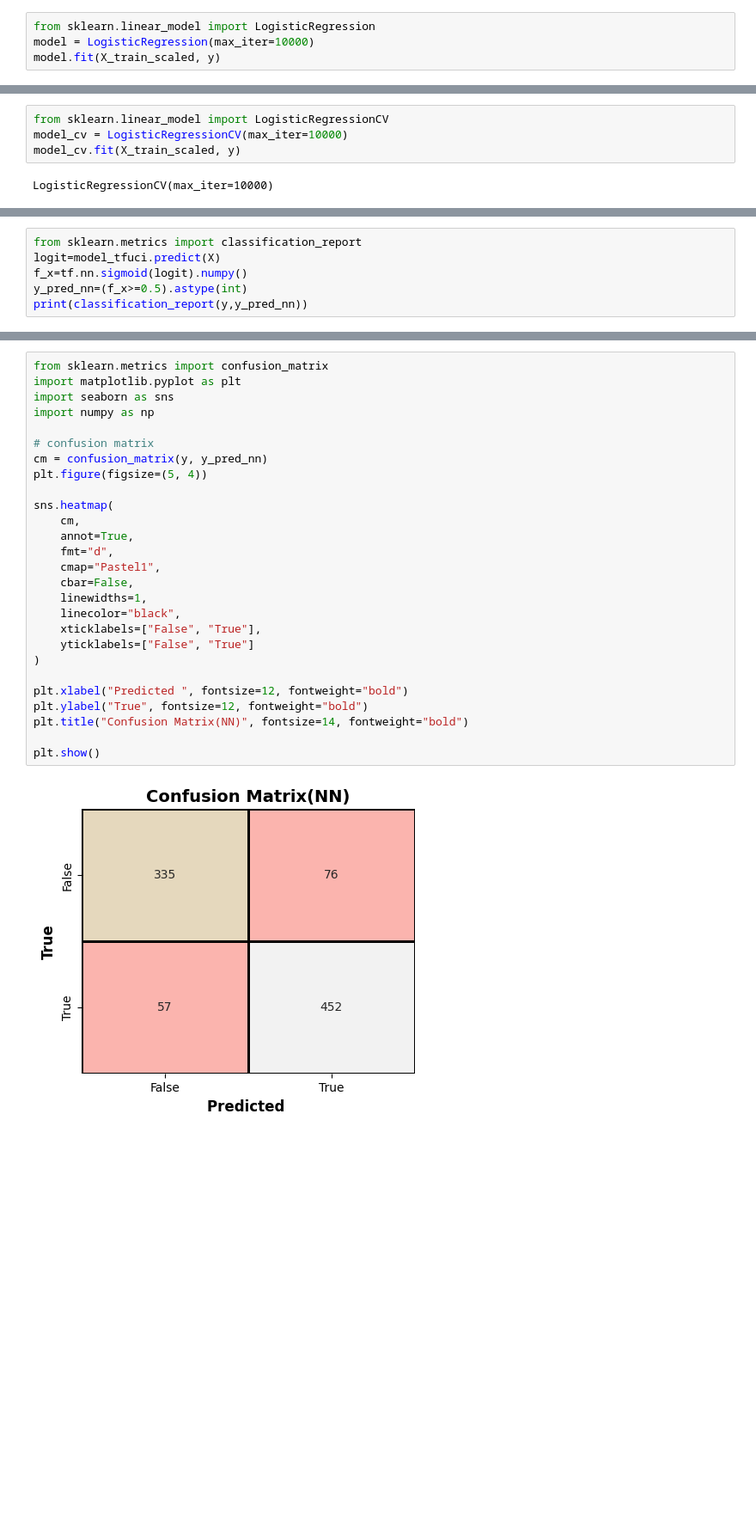
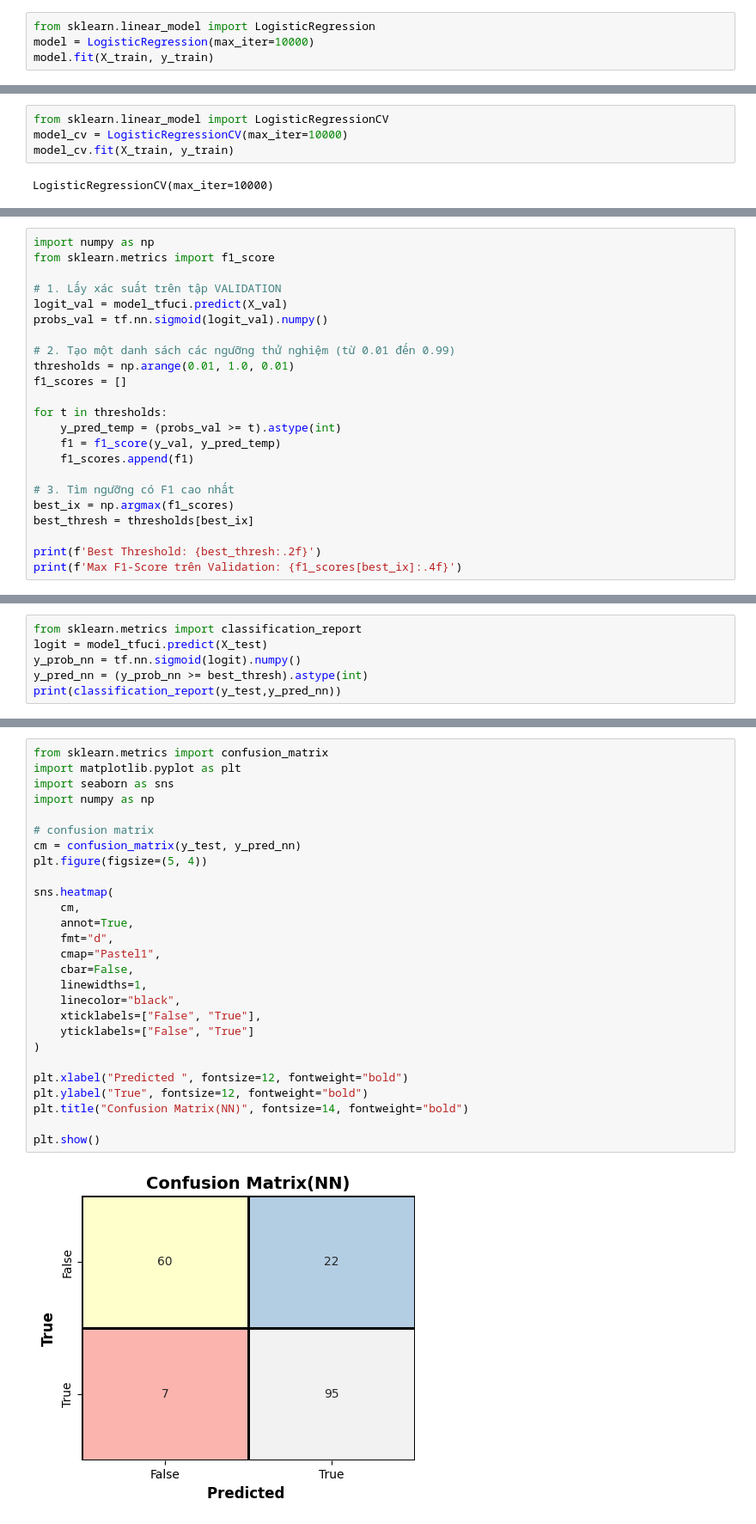
Before and after one commit to vu-xuan-hung/heart_disease-logistic-neural-, a Jupyter notebook: logistic_regression.ipynb, the cells around one changed output, grey strips where cells are left out. Shown at 86% size. Drawn from its saved outputs; the diff is of its cells as text; blank space fills up the shorter version.

```diff
--- a/logistic_regression.ipynb
+++ b/logistic_regression.ipynb
@@ -184,7 +237,7 @@ cost 0.418845907017475
 # %%
 from sklearn.linear_model import LogisticRegression
 model = LogisticRegression(max_iter=10000)
-model.fit(X_train_scaled, y)
+model.fit(X_train, y_train)
 # %% [output]
 LogisticRegression(max_iter=10000)
 # %%
@@ -196,7 +249,7 @@ cost 0.4170766328913329
 # %%
 from sklearn.linear_model import LogisticRegressionCV
 model_cv = LogisticRegressionCV(max_iter=10000)
-model_cv.fit(X_train_scaled, y)
+model_cv.fit(X_train, y_train)
 # %% [output]
 LogisticRegressionCV(max_iter=10000)
 # %%
@@ -419,0 +485,23 @@ Bias: [0.01370273]
+# %%
+import numpy as np
+from sklearn.metrics import f1_score
+
+# 1. Lấy xác suất trên tập VALIDATION
+logit_val = model_tfuci.predict(X_val)
+probs_val = tf.nn.sigmoid(logit_val).numpy()
+
+# 2. Tạo một danh sách các ngưỡng thử nghiệm (từ 0.01 đến 0.99)
+thresholds = np.arange(0.01, 1.0, 0.01)
+f1_scores = []
+
+for t in thresholds:
+    y_pred_temp = (probs_val >= t).astype(int)
+    f1 = f1_score(y_val, y_pred_temp)
+    f1_scores.append(f1)
+
+# 3. Tìm ngưỡng có F1 cao nhất
+best_ix = np.argmax(f1_scores)
+best_thresh = thresholds[best_ix]
+
+print(f'Best Threshold: {best_thresh:.2f}')
+print(f'Max F1-Score trên Validation: {f1_scores[best_ix]:.4f}')
@@ -433,8 +525,8 @@ print(y_pred)
 [[1]]
 # %%
 from sklearn.metrics import classification_report
-logit=model_tfuci.predict(X)
-f_x=tf.nn.sigmoid(logit).numpy()
-y_pred_nn=(f_x>=0.5).astype(int)
-print(classification_report(y,y_pred_nn))
+logit = model_tfuci.predict(X_test)
+y_prob_nn = tf.nn.sigmoid(logit).numpy()
+y_pred_nn = (y_prob_nn >= best_thresh).astype(int)
+print(classification_report(y_test,y_pred_nn))
 # %% [output]
@@ -450,29 +542,29 @@ weighted avg       0.86      0.86      0.86       920
 # %%
 from sklearn.metrics import confusion_matrix
 import matplotlib.pyplot as plt
 import seaborn as sns
 import numpy as np
 
 # confusion matrix
-cm = confusion_matrix(y, y_pred_nn)
+cm = confusion_matrix(y_test, y_pred_nn)
 plt.figure(figsize=(5, 4))
 
 sns.heatmap(
     cm,
     annot=True,
     fmt="d",
     cmap="Pastel1",
     cbar=False,
     linewidths=1,
     linecolor="black",
     xticklabels=["False", "True"],
     yticklabels=["False", "True"]
 )
 
 plt.xlabel("Predicted ", fontsize=12, fontweight="bold")
 plt.ylabel("True", fontsize=12, fontweight="bold")
 plt.title("Confusion Matrix(NN)", fontsize=14, fontweight="bold")
 
 plt.show()
 # %% [output]
-[figure, old version]
+[figure, new version]
```
Also changed, not shown: parts of 18 cells of this notebook.
